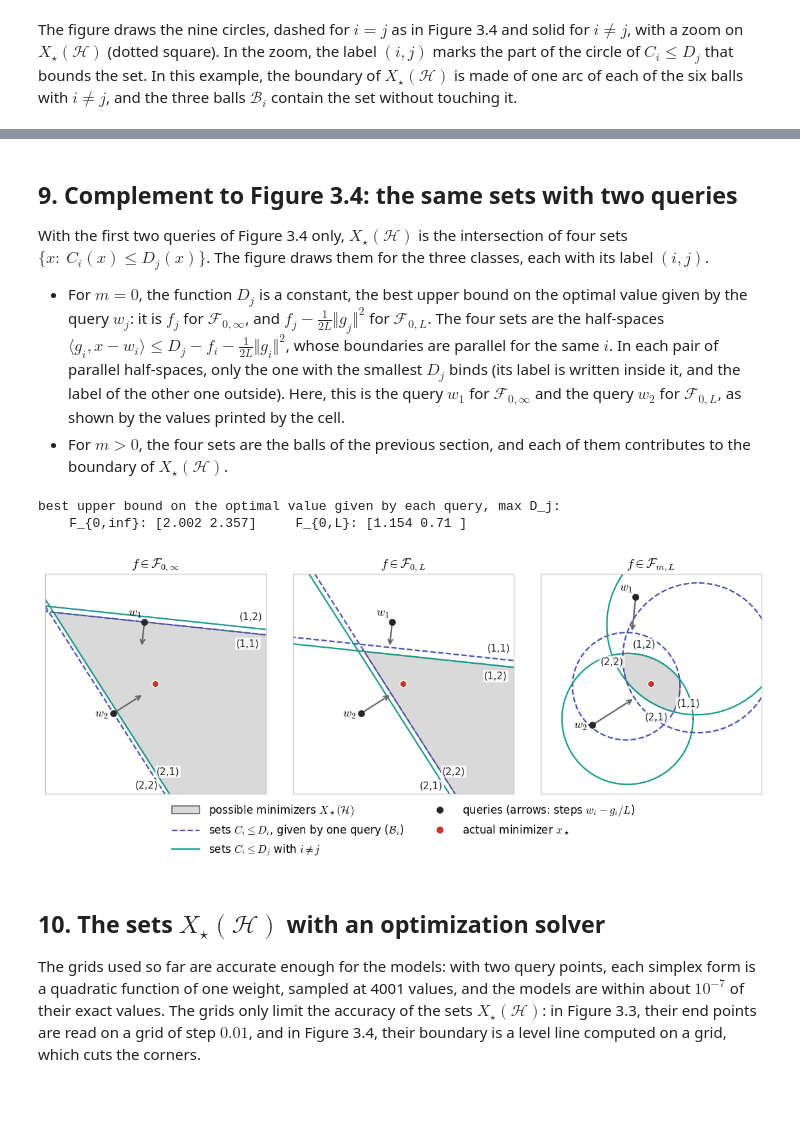
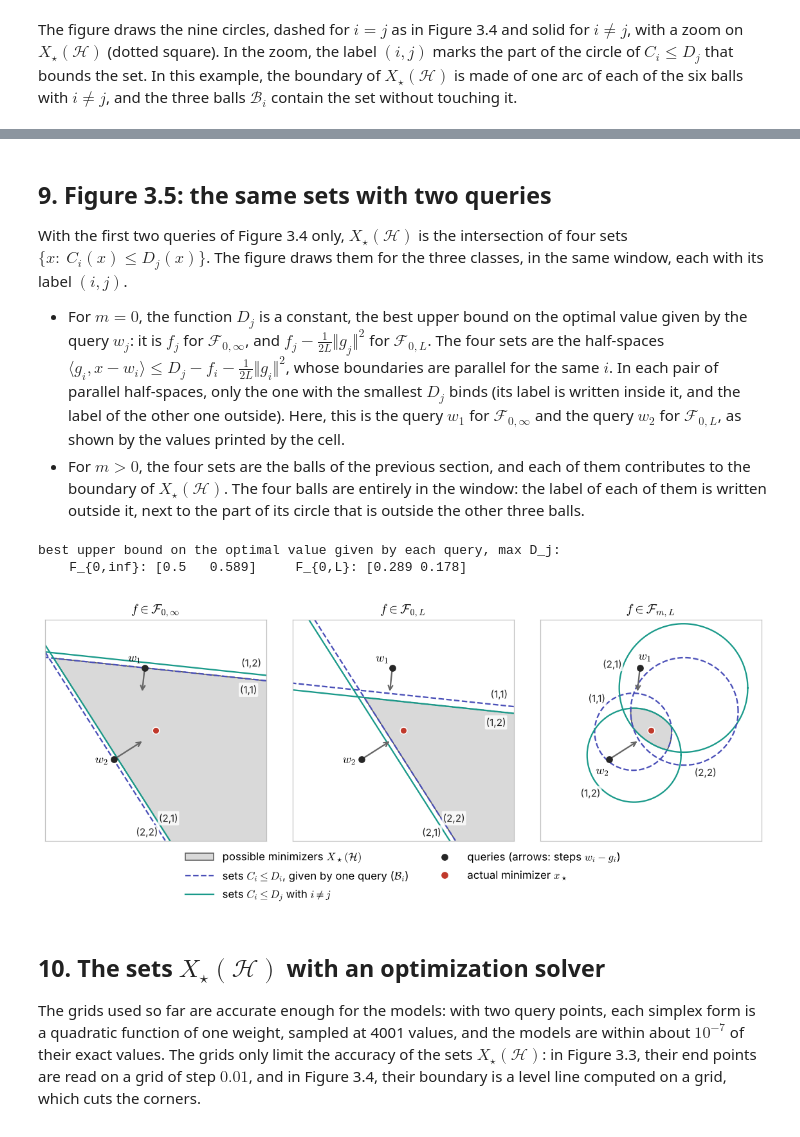
Before and after one commit to AccelerationMethods/Acta-Acceleration, a Jupyter notebook: Section3_figures.ipynb, the cells around one changed output, grey strips where cells are left out. Drawn from its saved outputs; the diff is of its cells as text; code cells hidden in the pictures; blank space fills up the shorter version.

```diff
--- a/Section3_figures.ipynb
+++ b/Section3_figures.ipynb
@@ -361,19 +361,20 @@ The arrows are the gradient steps $w_i-g_i/L$, and the red dot is the actual min
 # %%
-# A quadratic function with curvatures 2.8 and 1.4 (the first one in the direction of angle 30 degrees),
-# minimized at the origin, and read with the parameters m = 1 and L = 4.
-m, L = 1.0, 4.0
+# A quadratic function with curvatures 0.7 and 0.35 (the first one in the direction of angle 30 degrees),
+# minimized at the origin, and read with the parameters m = 1/4 and L = 1. With L = 1, the gradient step
+# w_i - g_i/L is w_i - g_i: the arrows of the three panels, including the one of F_{0,inf}, where there is no L.
+m, L = 0.25, 1.0
 angle = np.deg2rad(30)
 R = np.array([[np.cos(angle), -np.sin(angle)], [np.sin(angle), np.cos(angle)]])
-Q = R @ np.diag([2.8, 1.4]) @ R.T
+Q = R @ np.diag([0.7, 0.35]) @ R.T
 x_star = np.zeros(2)
 
 radius, direction = np.array([1.6, 1.3, 1.9]), np.deg2rad([100, 215, 335])   # query points, in polar coordinates
 W = radius[:, None] * np.column_stack([np.cos(direction), np.sin(direction)]) # one query point per row
 G, F = W @ Q, 0.5 * np.sum((W @ Q) * W, axis=1)                               # gradients Q w_i and values
 
-classes = [(r"$f\in\mathcal{F}_{0,\infty}$", 0.0, np.inf, 4.4),   # title, parameters (m, L), half-width of the window
-           (r"$f\in\mathcal{F}_{0,L}$", 0.0, L, 2.6),
-           (r"$f\in\mathcal{F}_{m,L}$", m, L, 2.6)]
+classes = [(r"$f\in\mathcal{F}_{0,\infty}$", 0.0, np.inf, 2.8),   # title, parameters (m, L), half-width of the window
+           (r"$f\in\mathcal{F}_{0,L}$", 0.0, L, 2.8),
+           (r"$f\in\mathcal{F}_{m,L}$", m, L, 2.8)]
 fig, axes = panels(3, 10.5, 4.1)
 
 for ax, (title, m_class, L_class, size) in zip(axes, classes):
@@ -385,13 +386,13 @@ for ax, (title, m_class, L_class, size) in zip(axes, classes):
     ax.contour(X1, X2, inside, levels=[0.5], colors=["0.35"], linewidths=1)
 
     for wi, gi in zip(W, G):
-        step = wi - gi / L                                   # gradient step from w_i
-        ax.annotate("", xy=step, xytext=wi, arrowprops=dict(arrowstyle="->", color="0.4", lw=1.5))
+        ax.annotate("", xy=wi - gi, xytext=wi, arrowprops=dict(arrowstyle="->", color="0.4", lw=1.5))   # step w_i - g_i
         if m_class > 0:                                      # ball B_i containing the minimizer
             center = wi - 0.5 * (1 / m_class + 1 / L_class) * gi
             ax.add_patch(plt.Circle(center, 0.5 * (1 / m_class - 1 / L_class) * np.linalg.norm(gi),
                                     fill=False, lw=1.5, **LOWER))
-        elif np.isfinite(L_class):                           # half-space B_i containing the minimizer
+        elif np.isfinite(L_class):                           # half-space B_i containing the minimizer:
+            step = wi - gi / L_class                         # its boundary goes through the gradient step from w_i
             ax.axline(step, step + np.array([-gi[1], gi[0]]), lw=1.5, **LOWER)
     ax.plot(*W.T, "o", color=INK, ms=6, zorder=5)
     for i, (wi, shift) in enumerate(zip(W, [(-10, 6), (-12, -4), (12, -4)])):   # labels: above, left, right
@@ -405,7 +406,7 @@ for ax, (title, m_class, L_class, size) in zip(axes, classes):
 legend_below(fig, [
     Patch(facecolor="0.85", edgecolor="0.35", label=r"possible minimizers $X_\star(\mathcal{H})$"),
     Line2D([], [], lw=1.5, label="half-planes and balls given by one query", **LOWER),
-    Line2D([], [], marker="o", ls="", color=INK, label=r"queries (arrows: steps $w_i - g_i/L$)"),
+    Line2D([], [], marker="o", ls="", color=INK, label=r"queries (arrows: steps $w_i - g_i$)"),
     Line2D([], [], marker="o", ls="", color=UPPER["color"], label=r"actual minimizer $x_\star$")], ncol=2)
 save(fig, "fig_where_optimizer")
 plt.show()
@@ -582,32 +626,34 @@ plt.show()
 # %% [markdown]
-## 9. Complement to Figure 3.4: the same sets with two queries
+## 9. Figure 3.5: the same sets with two queries
 
-With the first two queries of Figure 3.4 only, $X_\star(\mathcal H)$ is the intersection of four sets $\lbrace x:\ C_i(x)\leq D_j(x)\rbrace$. The figure draws them for the three classes, each with its label $(i,j)$.
+With the first two queries of Figure 3.4 only, $X_\star(\mathcal H)$ is the intersection of four sets $\lbrace x:\ C_i(x)\leq D_j(x)\rbrace$. The figure draws them for the three classes, in the same window, each with its label $(i,j)$.
 
 * For $m=0$, the function $D_j$ is a constant, the best upper bound on the optimal value given by the query $w_j$: it is $f_j$ for $\mathcal F_{0,\infty}$, and $f_j-\tfrac1{2L}\Vert g_j\Vert ^2$ for $\mathcal F_{0,L}$. The four sets are the half-spaces $\langle g_i,x-w_i\rangle\leq D_j-f_i-\tfrac1{2L}\Vert g_i\Vert ^2$, whose boundaries are parallel for the same $i$. In each pair of parallel half-spaces, only the one with the smallest $D_j$ binds (its label is written inside it, and the label of the other one outside). Here, this is the query $w_1$ for $\mathcal F_{0,\infty}$ and the query $w_2$ for $\mathcal F_{0,L}$, as shown by the values printed by the cell.
-* For $m>0$, the four sets are the balls of the previous section, and each of them contributes to the boundary of $X_\star(\mathcal H)$.
+* For $m>0$, the four sets are the balls of the previous section, and each of them contributes to the boundary of $X_\star(\mathcal H)$. The four balls are entirely in the window: the label of each of them is written outside it, next to the part of its circle that is outside the other three balls.
 # %%
 W2, G2, F2 = W[:2], G[:2], F[:2]                             # the first two queries of Figure 3.4
 classes = [(r"$f\in\mathcal{F}_{0,\infty}$", 0.0, np.inf, 2.8),   # title, parameters (m, L), half-width of the window
            (r"$f\in\mathcal{F}_{0,L}$", 0.0, L, 2.8),
-           (r"$f\in\mathcal{F}_{m,L}$", m, L, 2.0)]
+           (r"$f\in\mathcal{F}_{m,L}$", m, L, 2.8)]
 print("best upper bound on the optimal value given by each query, max D_j:")
 print("    F_{0,inf}:", np.round(F2, 3), "    F_{0,L}:", np.round(F2 - np.sum(G2**2, axis=1) / (2 * L), 3))
 fig, axes = panels(3, 10.5, 4.4)
 
 for ax, (title, m_class, L_class, size) in zip(axes, classes):
     shade_possible_minimizers(ax, W2, G2, F2, m_class, L_class, size)
-    draw_pair_sets(ax, W2, G2, F2, m_class, L_class, size)
-    draw_queries_2d(ax, W2, G2, L, x_star)
+    # Third panel: the window contains the whole balls. (None: the labels of pair_labels, and the usual sides.)
+    labels, sides = whole_ball_labels(W2, G2, F2, m_class, L_class, size) if m_class > 0 else (None, None)
+    draw_pair_sets(ax, W2, G2, F2, m_class, L_class, size, labels)
+    draw_queries_2d(ax, W2, G2, x_star, sides)
     square_frame(ax, size, title)
 
 legend_below(fig, H_PAIRS, ncol=2)
 save(fig, "fig_where_optimizer_two_queries")
 plt.show()
 # %% [output]
 best upper bound on the optimal value given by each query, max D_j:
-    F_{0,inf}: [2.002 2.357]     F_{0,L}: [1.154 0.71 ]
+    F_{0,inf}: [0.5   0.589]     F_{0,L}: [0.289 0.178]
-[figure, old version]
+[figure, new version]
 # %% [markdown]
 ## 10. The sets $X_\star(\mathcal H)$ with an optimization solver
 
```
Also changed, not shown: parts of 13 cells of this notebook, 3 other files.
